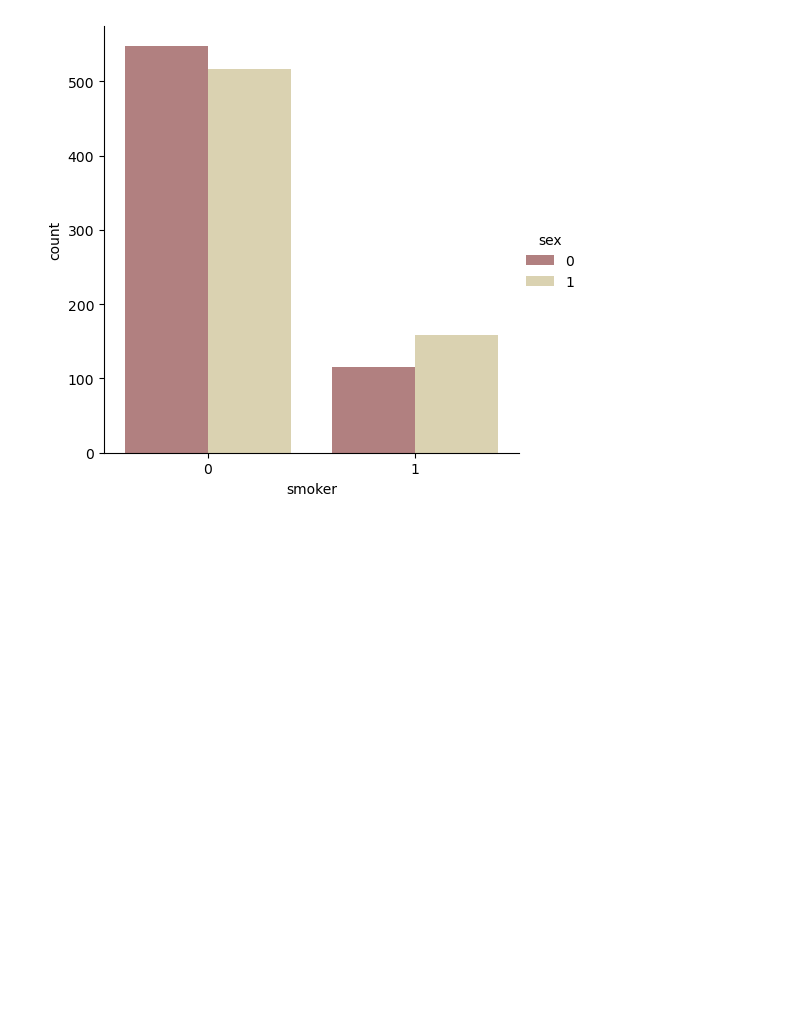
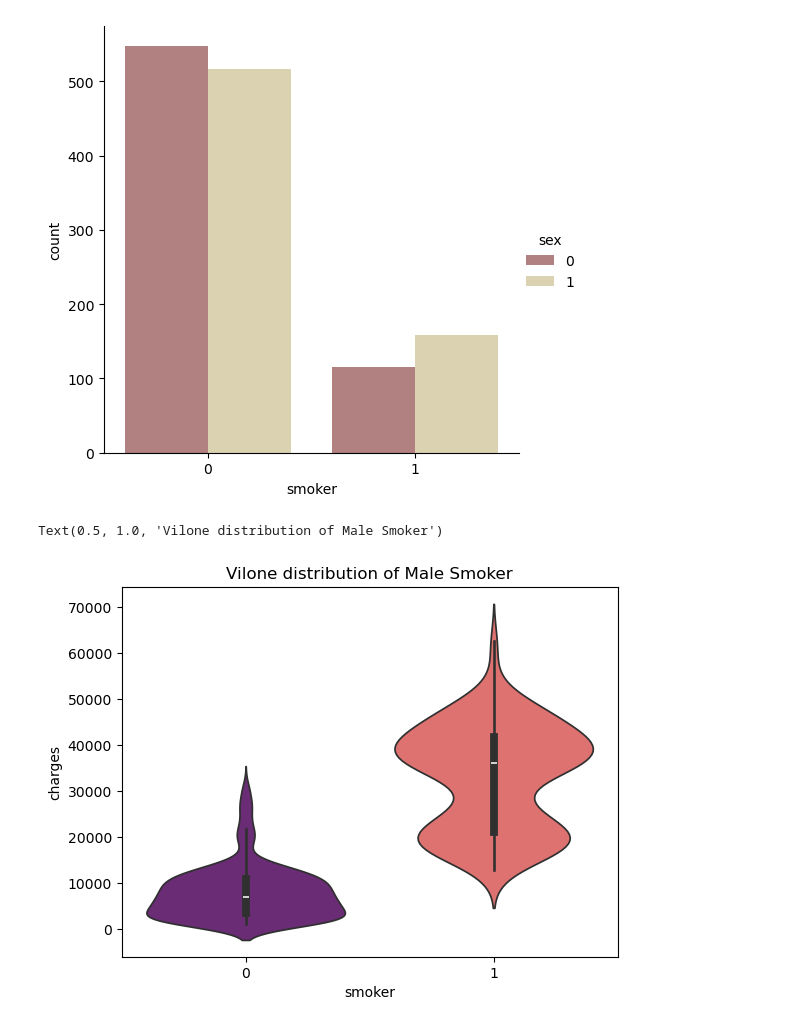
Before and after one commit to chaudhary-dotcom/ML, a Jupyter notebook: Insurance_charge_Predication.ipynb, the cells around one changed output. Drawn from its saved outputs; the diff is of its cells as text; code cells hidden in the pictures; blank space fills up the shorter version.

Commit message:
insurance charge predication

```diff
--- a/Insurance_charge_Predication.ipynb
+++ b/Insurance_charge_Predication.ipynb
@@ -170,3 +170,10 @@ plt.show()
 # %% [output]
 <Figure size 600x600 with 0 Axes>
 [figure]
+# %%
+
+sns.violinplot(data=df[df['sex']==1],  x= df['smoker'], y='charges', palette='magma')
+plt.title('Vilone distribution of Male Smoker')
+# %% [output]
+Text(0.5, 1.0, 'Vilone distribution of Male Smoker')
+[figure, added]
```
Also changed, not shown: parts of 11 cells of this notebook.
